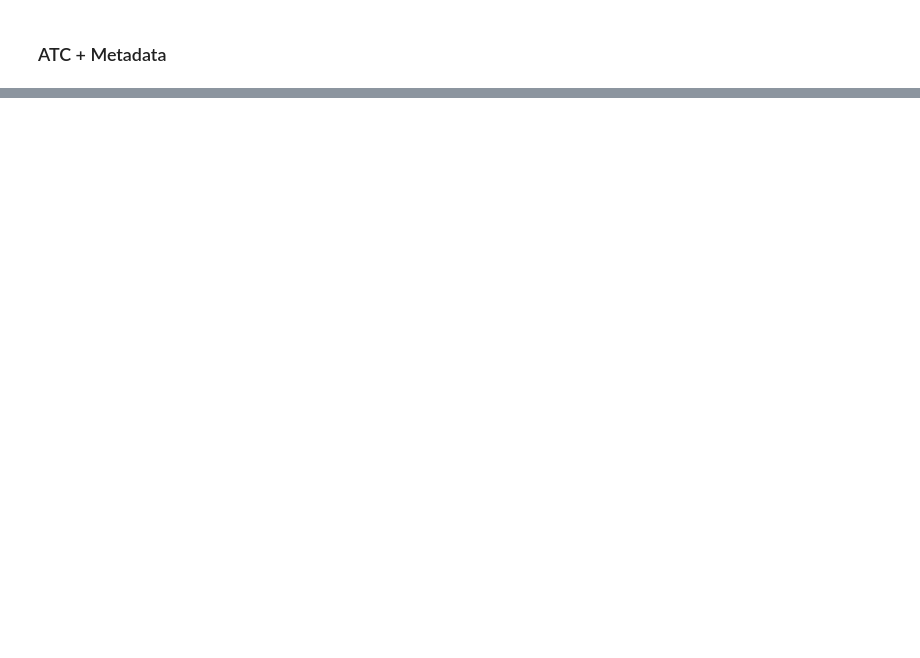
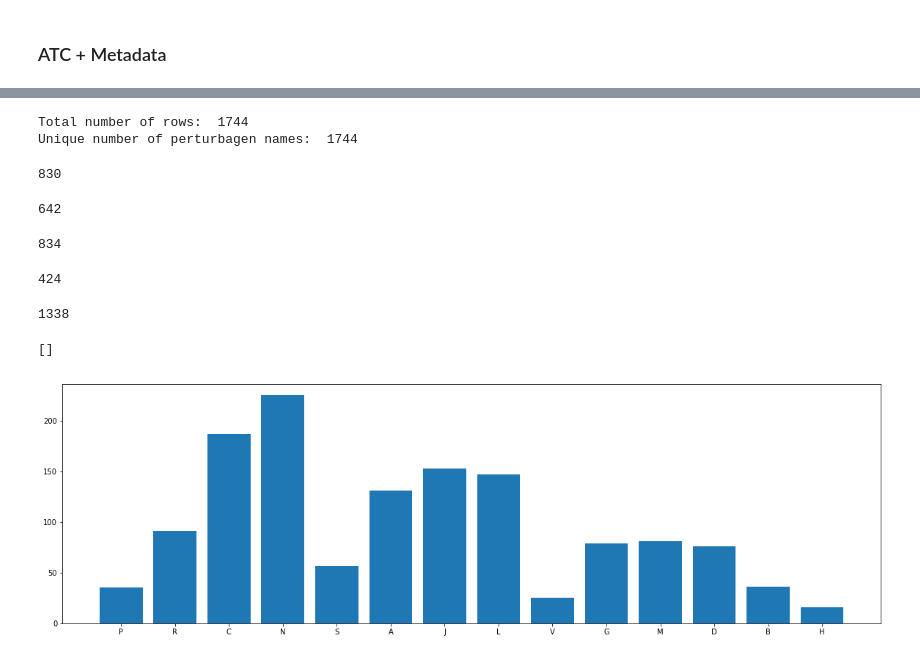
Before and after one commit to Dweepa/Genes, a Jupyter notebook: creation_data/class_mapping.ipynb, the cells around one changed output, grey strips where cells are left out. Cells and saved outputs as stored; diff of their text form; code cells hidden in the pictures; blank space fills up the shorter version.

Commit message:
Added phase 2 perturbagens

```diff
--- a/creation_data/class_mapping.ipynb
+++ b/creation_data/class_mapping.ipynb
@@ -167,0 +165,74 @@ with open("../data/perturbagen_class.pkl", "wb") as file:
+# %%
+unique_names = [k for k, v in dict(Counter(meta2.name)).items() if v==1]
+meta2 = meta2[meta2.name.isin(unique_names)]
+print("Total number of rows: ",len(list(meta2.name)))
+print("Unique number of perturbagen names: ",len(list(np.unique(meta2.name))))
+# %% [output]
+Total number of rows:  1744
+Unique number of perturbagen names:  1744
+# %%
+perturbagen_drugbank_class2 = {}
+for ind in meta2.index:
+    answer = drugbank[drugbank.name==meta2.name[ind]]
+    if answer.empty==False:
+        perturbagen_drugbank_class2[meta2.id[ind]] = answer["atc"]
+        continue
+    answer = drugbank[drugbank.inchi_key==meta2.inchi_key[ind]]
+    if answer.empty==False:
+        perturbagen_drugbank_class2[meta2.id[ind]] = answer["atc"]
+        continue
+len(perturbagen_drugbank_class2.keys())
+# %% [output]
+830
+# %%
+perturbagen_atc_class2 = {}
+for ind in meta2.index:
+    answer = atc[atc.name==meta2.name[ind]]
+    if answer.empty==False:
+        perturbagen_atc_class2[meta2.id[ind]] = answer["atc"]
+
+len(perturbagen_atc_class2.keys())
+# %% [output]
+642
+# %%
+perturbagen_class2 = {}
+
+for key, value in perturbagen_drugbank_class2.items():
+    if key not in perturbagen_class2.keys():
+        perturbagen_class2[key] = list(value)[0]
+
+for key, value in perturbagen_atc_class2.items():
+    if key not in perturbagen_class2.keys():
+        perturbagen_class2[key] = list(value)[0]
+
+
+print(len(perturbagen_class2.keys()))
+# %% [output]
+834
+# %%
+len(set(perturbagen_class2.keys()).intersection(perturbagen_class.keys()))
+# %% [output]
+424
+# %%
+all_perturbagen_class = {}
+
+for key, value in perturbagen_class.items():
+    if key not in all_perturbagen_class.keys():
+        all_perturbagen_class[key] = value
+
+for key, value in perturbagen_class2.items():
+    if key not in all_perturbagen_class.keys():
+        all_perturbagen_class[key] = value
+# %%
+len(all_perturbagen_class.keys())
+# %% [output]
+1338
+# %%
+atc_level1 = [v[:1] for k,v in all_perturbagen_class.items()]
+atc_level1_distribution = dict(Counter(atc_level1))
+plt.figure(figsize=(20, 6))
+plt.bar(atc_level1_distribution.keys(), atc_level1_distribution.values())
+plt.plot()
+# %% [output]
+[]
+[figure, added]
```
Also changed, not shown: parts of 16 cells of this notebook, 1 other file.
